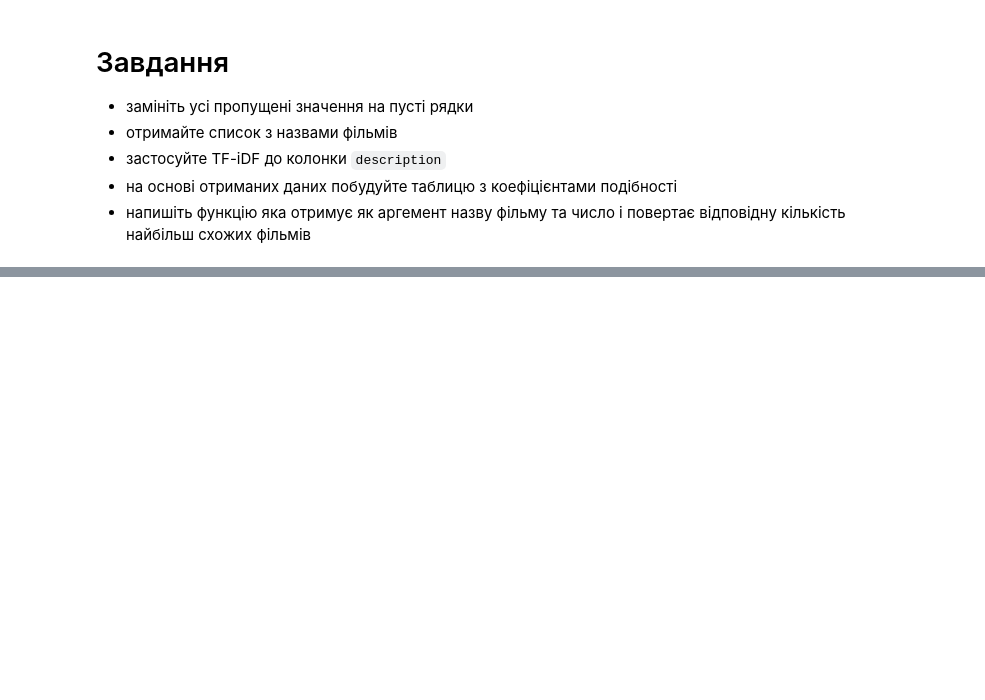
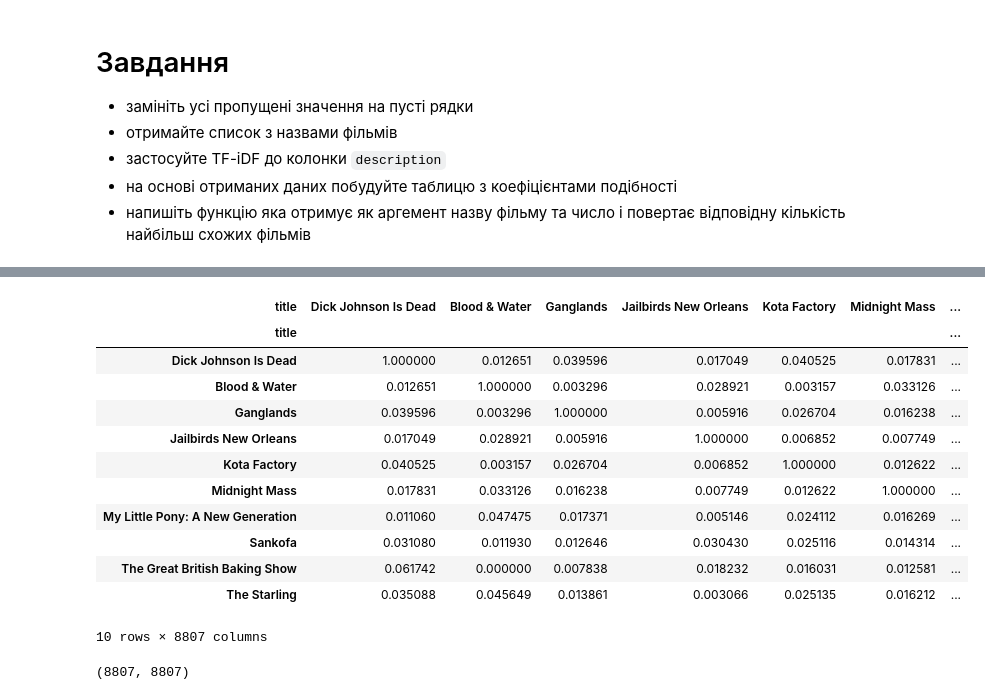
Before and after one commit to shaya-686/AI, a Jupyter notebook: Практична_recommendation_system2.ipynb, the cells around one changed output, grey strips where cells are left out. Saved outputs shown, nothing was run; the diff lists cells and outputs as text; code cells hidden in the pictures; blank space fills up the shorter version.

```diff
--- a/Практична_recommendation_system2.ipynb
+++ b/Практична_recommendation_system2.ipynb
@@ -23,0 +46,16 @@ df.head()
+# %%
+titles = df['title']
+# %%
+from sklearn.feature_extraction.text import TfidfVectorizer
+
+vectorizer = TfidfVectorizer()
+
+descriptions = df['description']
+
+tfidf_matrix = vectorizer.fit_transform(descriptions)
+
+feature_names = vectorizer.get_feature_names_out()
+
+data = pd.DataFrame(tfidf_matrix.toarray(), columns=feature_names)
+
+data.head()
@@ -23,0 +70,5 @@ df.head()
+# %%
+from sklearn.metrics import pairwise_distances
+
+
+sim_matrix = 1 - pairwise_distances(data.values, data.values, metric='cosine')
@@ -23,0 +91,24 @@ df.head()
+# %%
+df_sim = pd.DataFrame(sim_matrix,
+                      columns=titles,
+                      index=titles)
+
+df_sim.head(10)
+# %% [output]
+| title | Dick Johnson Is Dead | Blood & Water | Ganglands | Jailbirds New Orleans | Kota Factory | Midnight Mass | ... |
+| title |  |  |  |  |  |  | ... |
+| Dick Johnson Is Dead | 1.000000 | 0.012651 | 0.039596 | 0.017049 | 0.040525 | 0.017831 | ... |
+| Blood & Water | 0.012651 | 1.000000 | 0.003296 | 0.028921 | 0.003157 | 0.033126 | ... |
+| Ganglands | 0.039596 | 0.003296 | 1.000000 | 0.005916 | 0.026704 | 0.016238 | ... |
+| Jailbirds New Orleans | 0.017049 | 0.028921 | 0.005916 | 1.000000 | 0.006852 | 0.007749 | ... |
+| Kota Factory | 0.040525 | 0.003157 | 0.026704 | 0.006852 | 1.000000 | 0.012622 | ... |
+| Midnight Mass | 0.017831 | 0.033126 | 0.016238 | 0.007749 | 0.012622 | 1.000000 | ... |
+| My Little Pony: A New Generation | 0.011060 | 0.047475 | 0.017371 | 0.005146 | 0.024112 | 0.016269 | ... |
+| Sankofa | 0.031080 | 0.011930 | 0.012646 | 0.030430 | 0.025116 | 0.014314 | ... |
+| The Great British Baking Show | 0.061742 | 0.000000 | 0.007838 | 0.018232 | 0.016031 | 0.012581 | ... |
+| The Starling | 0.035088 | 0.045649 | 0.013861 | 0.003066 | 0.025135 | 0.016212 | ... |
+10 rows × 8807 columns
+# %%
+df_sim.shape
+# %% [output]
+(8807, 8807)
```
Also changed, not shown: parts of 4 cells of this notebook.
